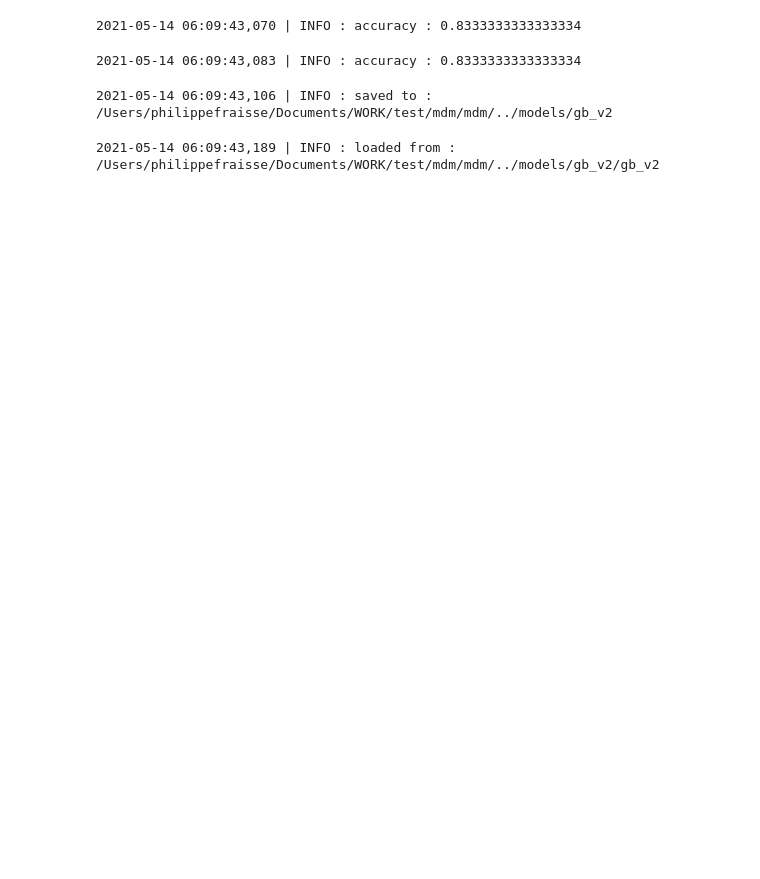
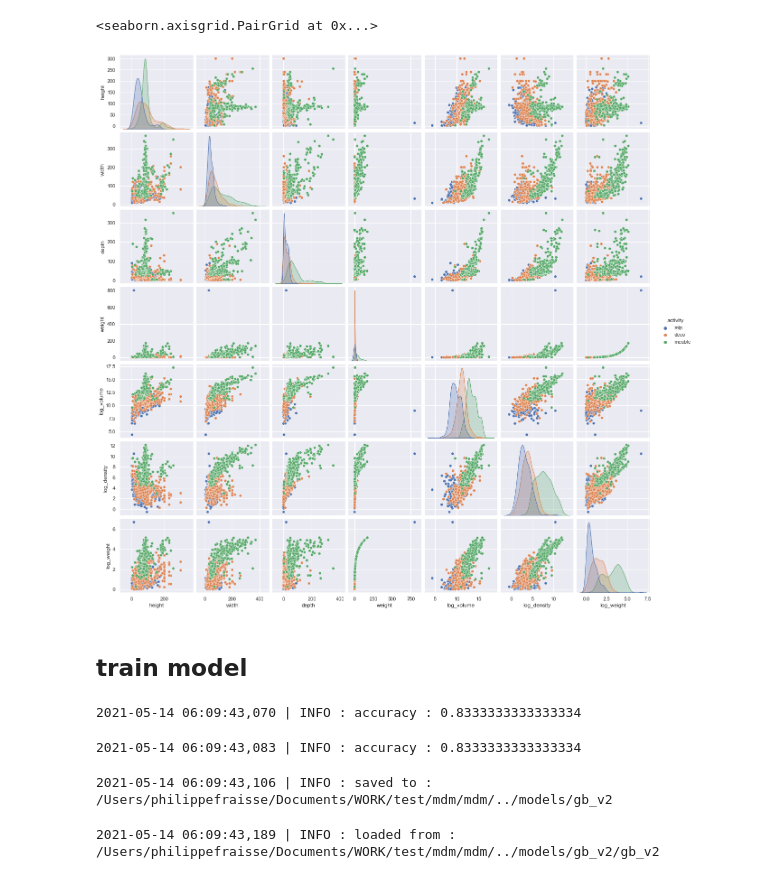
Before and after one commit to mdm-test-anonymous/mdm, a Jupyter notebook: notebooks/00.package_tutorial.ipynb, the cells around one changed output. Saved outputs shown, nothing was run; the diff lists cells and outputs as text; code cells hidden in the pictures; blank space fills up the shorter version.

```diff
--- a/notebooks/00.package_tutorial.ipynb
+++ b/notebooks/00.package_tutorial.ipynb
@@ -3,2 +1,6 @@ import mdm
+# %%
+import mdm
+import seaborn as sns
+sns.set()
 # %%
 model_name = 'gb_v2'
@@ -16,3 +20,10 @@ X_train, y_train, X_dev, y_dev, X_test, y_test = mdm.datas.split(data, 'activity
+# %%
+sns.pairplot(data, hue='activity')
+# %% [output]
+<seaborn.axisgrid.PairGrid at 0x...>
+[figure, added]
+# %% [markdown]
+## train model
 # %%
 acc, model = mdm.models.train(X_train, y_train, X_dev.append(X_test), y_dev.append(y_test))
 # %% [output]
```
Also changed, not shown: parts of 8 cells of this notebook, 1 other file.
